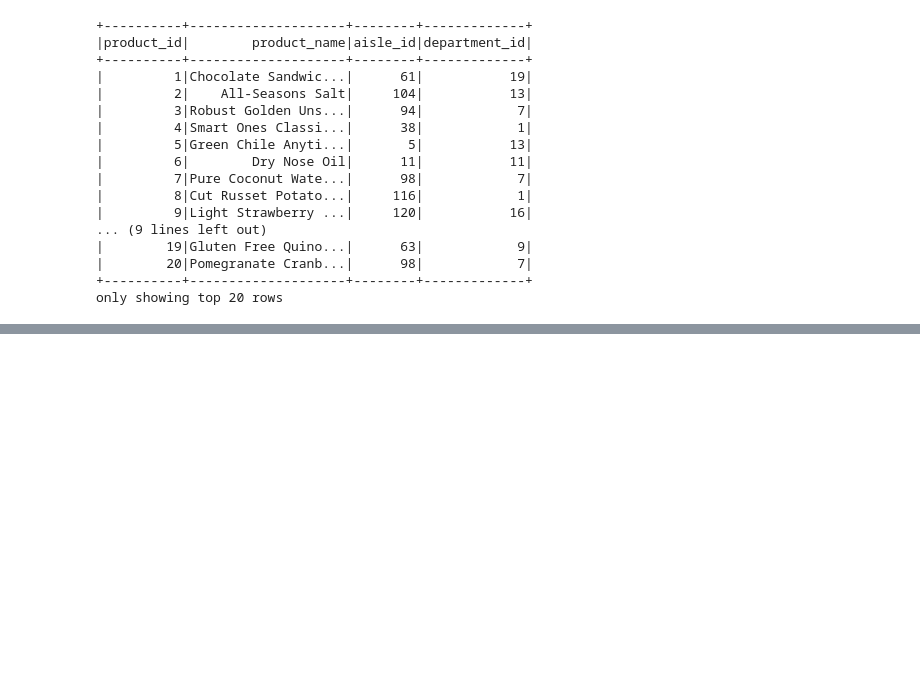
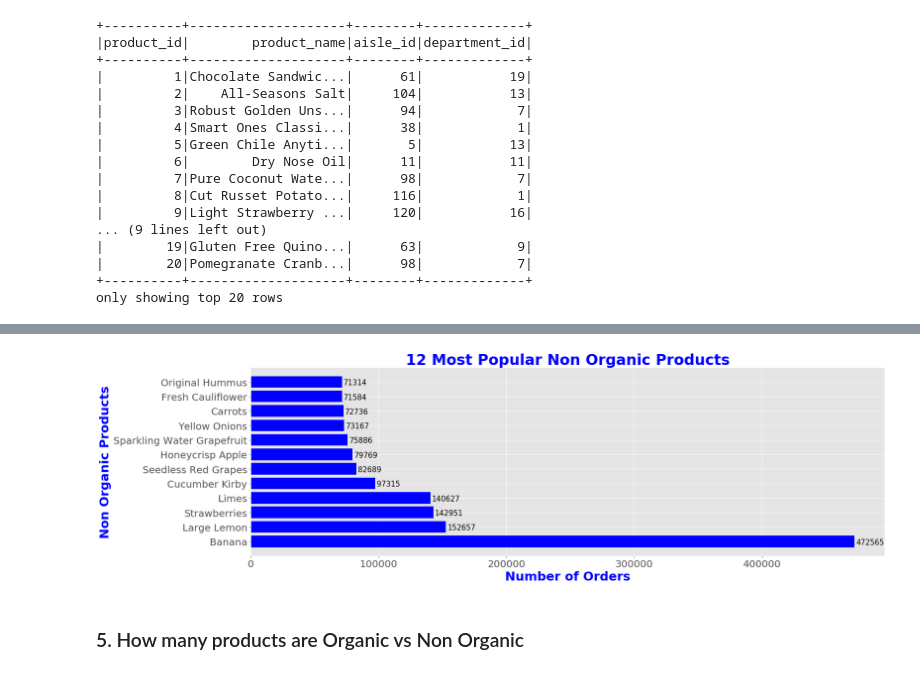
Before and after one commit to WinrichSy/Capstone_Instagram, a Jupyter notebook: Capstone 1 Instacart.ipynb, the cells around one changed output, grey strips where cells are left out. Saved outputs shown, nothing was run; the diff lists cells and outputs as text; code cells hidden in the pictures; blank space fills up the shorter version.

```diff
--- a/Capstone 1 Instacart.ipynb
+++ b/Capstone 1 Instacart.ipynb
@@ -500,0 +413,20 @@ only showing top 20 rows
+# %%
+#4.1 Print Out Bar Graph
+#TODO: done
+most_non_organics_df = most_non_organics.toPandas()
+
+fig, ax = plt.subplots(figsize=(23,7))
+popular_non_organic_items = ax.barh(most_non_organics_df['product_name'], most_non_organics_df['orders'], color = 'blue', align='center')
+plt.xticks(size = 20, rotation=0)
+plt.yticks(size = 20)
+plt.xlabel('Number of Orders', size=25, color='blue', weight='bold')
+plt.ylabel('Non Organic Products', size=25, color='blue', weight='bold')
+plt.title('12 Most Popular Non Organic Products', fontsize=30, color='blue', weight='bold')
+
+autolabel_h(popular_non_organic_items)
+
+plt.show()
+# %% [output]
+[figure, added]
+# %% [markdown]
+### 5. How many products are Organic vs Non Organic
```
Also changed, not shown: parts of 49 cells of this notebook.
